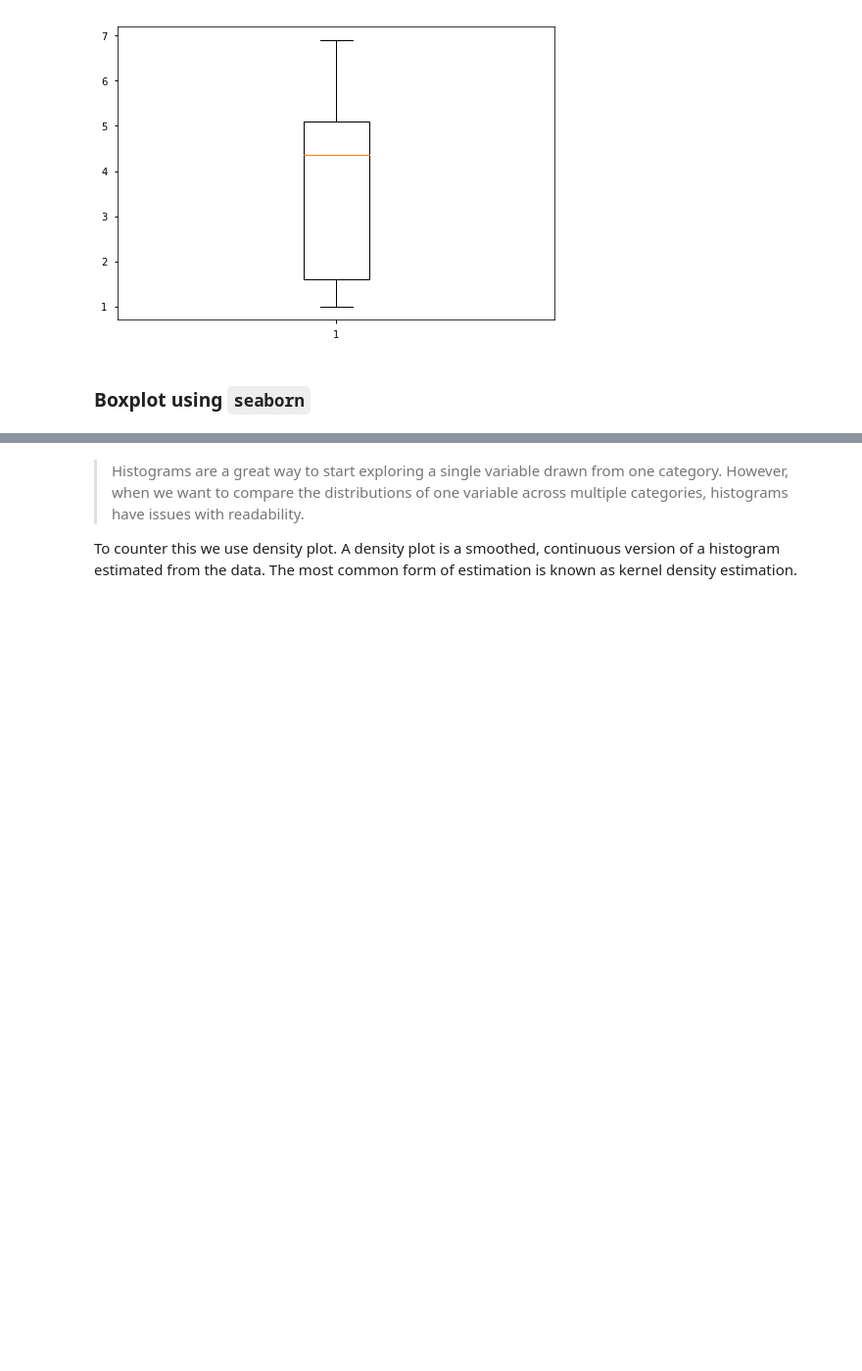
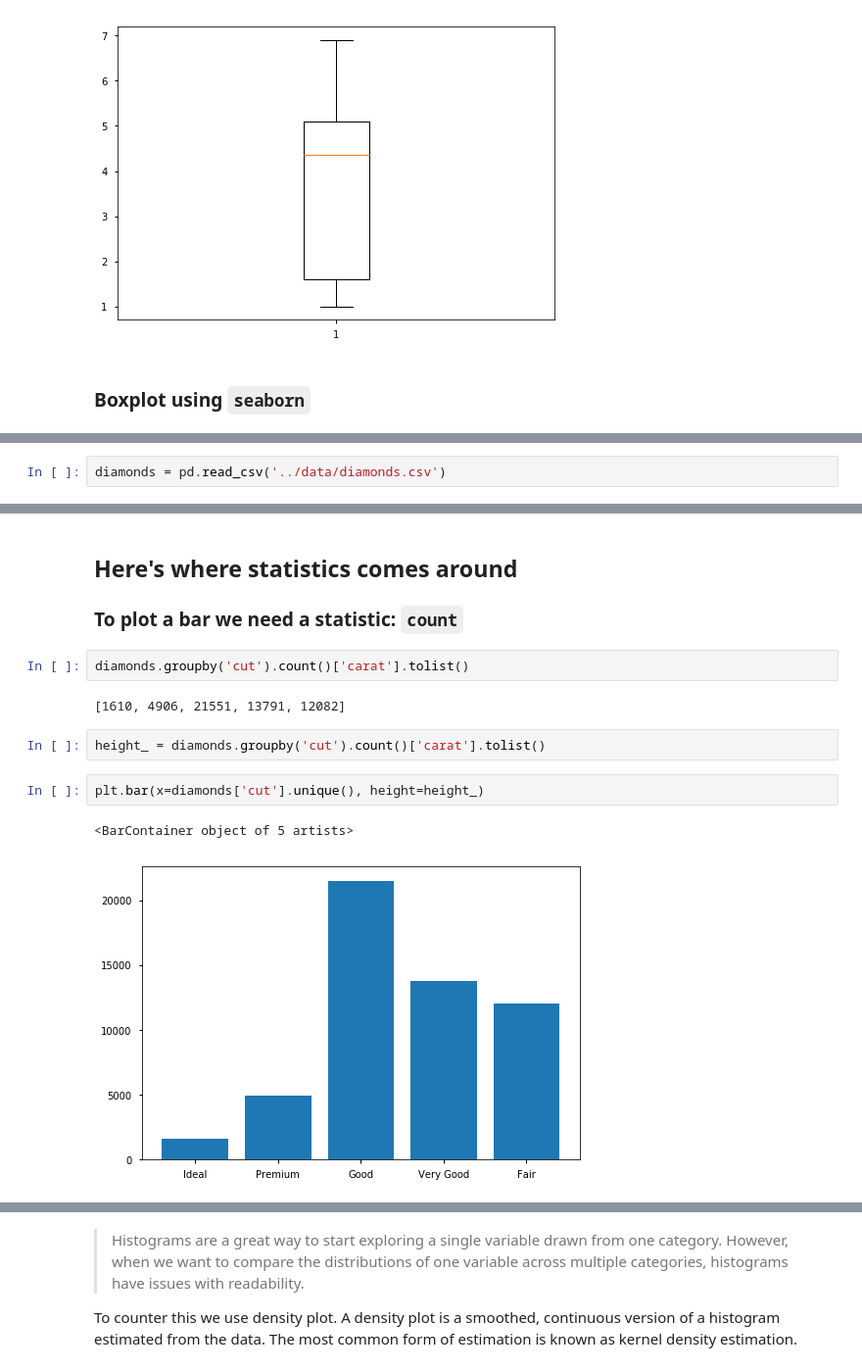
Before and after one commit to pratos/python4ds, a Jupyter notebook: notebooks/Python Visualization snippets.ipynb, the cells around one changed output, grey strips where cells are left out. Shown at 98% size. Saved outputs shown, nothing was run; the diff lists cells and outputs as text; blank space fills up the shorter version.

```diff
--- a/notebooks/Python Visualization snippets.ipynb
+++ b/notebooks/Python Visualization snippets.ipynb
@@ -585,0 +612,2 @@ plt.show()
+# %%
+diamonds = pd.read_csv('../data/diamonds.csv')
@@ -585,0 +627,15 @@ plt.show()
+# %% [markdown]
+## Here's where statistics comes around
+
+### To plot a bar we need a statistic: `count`
+# %%
+diamonds.groupby('cut').count()['carat'].tolist()
+# %% [output]
+[1610, 4906, 21551, 13791, 12082]
+# %%
+height_ = diamonds.groupby('cut').count()['carat'].tolist()
+# %%
+plt.bar(x=diamonds['cut'].unique(), height=height_)
+# %% [output]
+<BarContainer object of 5 artists>
+[figure, added]
```
Also changed, not shown: parts of 86 cells of this notebook, 1 other file.
